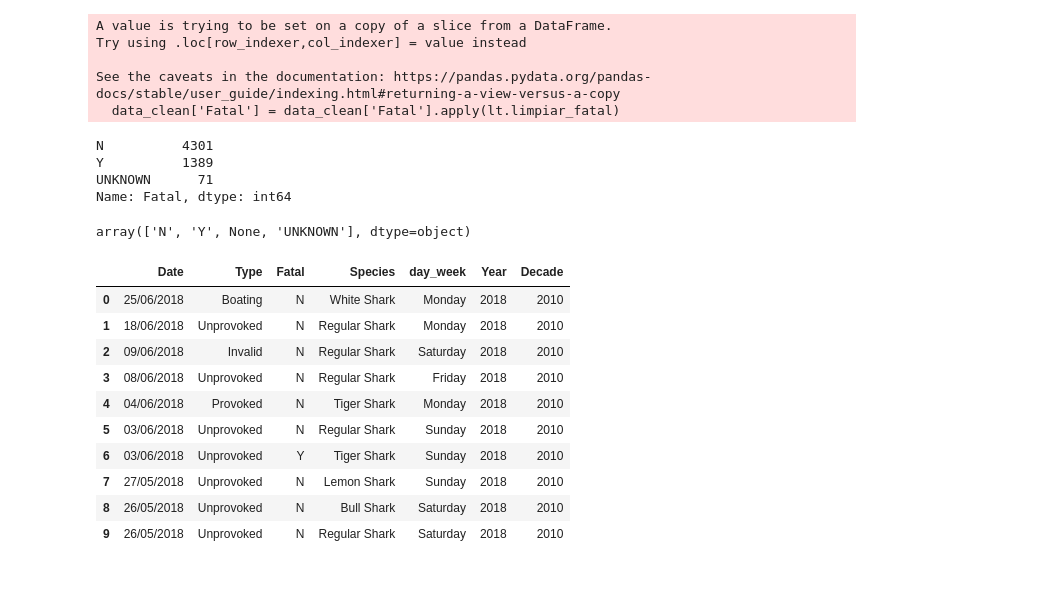
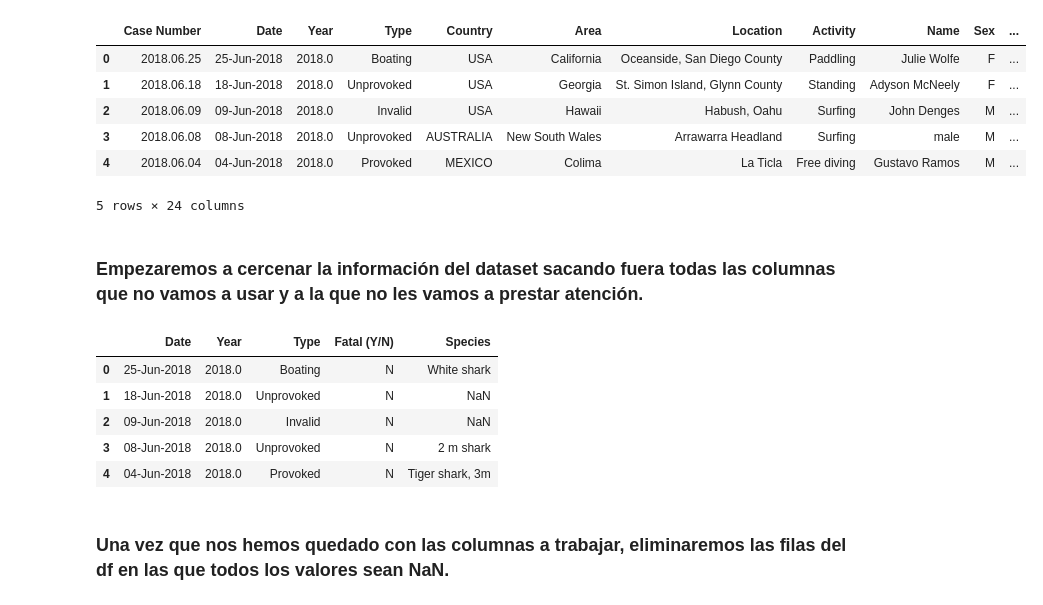
Before and after one commit to as-Solo/SharkAttack_Project, a Jupyter notebook: 02_Limpieza_de_dataset.ipynb, the cells around one changed output. Cells and saved outputs as stored; diff of their text form; code cells hidden in the pictures.

```diff
--- a/02_Limpieza_de_dataset.ipynb
+++ b/02_Limpieza_de_dataset.ipynb
@@ -161,33 +7,0 @@ array(['Boating', 'Unprovoked', 'Invalid', 'Provoked', 'Questionable',
-# %%
-data_clean['Fatal'] = data_clean['Fatal'].apply(lt.limpiar_fatal)
-# %% [output]
-A value is trying to be set on a copy of a slice from a DataFrame.
-Try using .loc[row_indexer,col_indexer] = value instead
-
-See the caveats in the documentation: https://pandas.pydata.org/pandas-docs/stable/user_guide/indexing.html#returning-a-view-versus-a-copy
-  data_clean['Fatal'] = data_clean['Fatal'].apply(lt.limpiar_fatal)
-# %%
-data_clean['Fatal'].value_counts()
-# %% [output]
-N          4301
-Y          1389
-UNKNOWN      71
-Name: Fatal, dtype: int64
-# %%
-data_clean['Fatal'].unique()
-# %% [output]
-array(['N', 'Y', None, 'UNKNOWN'], dtype=object)
-# %%
-data_clean.head(10)
-# %% [output]
-|  | Date | Type | Fatal | Species | day_week | Year | Decade |
-| 0 | 25/06/2018 | Boating | N | White Shark | Monday | 2018 | 2010 |
-| 1 | 18/06/2018 | Unprovoked | N | Regular Shark | Monday | 2018 | 2010 |
-| 2 | 09/06/2018 | Invalid | N | Regular Shark | Saturday | 2018 | 2010 |
-| 3 | 08/06/2018 | Unprovoked | N | Regular Shark | Friday | 2018 | 2010 |
-| 4 | 04/06/2018 | Provoked | N | Tiger Shark | Monday | 2018 | 2010 |
-| 5 | 03/06/2018 | Unprovoked | N | Regular Shark | Sunday | 2018 | 2010 |
-| 6 | 03/06/2018 | Unprovoked | Y | Tiger Shark | Sunday | 2018 | 2010 |
-| 7 | 27/05/2018 | Unprovoked | N | Lemon Shark | Sunday | 2018 | 2010 |
-| 8 | 26/05/2018 | Unprovoked | N | Bull Shark | Saturday | 2018 | 2010 |
-| 9 | 26/05/2018 | Unprovoked | N | Regular Shark | Saturday | 2018 | 2010 |
@@ -195,0 +8,44 @@ data_clean.to_csv('data/Shark_clean.csv', index = False)
+# %%
+data.head()
+# %% [output]
+|  | Case Number | Date | Year | Type | Country | Area | Location | Activity | Name | Sex | ... |
+| 0 | 2018.06.25 | 25-Jun-2018 | 2018.0 | Boating | USA | California | Oceanside, San Diego County | Paddling | Julie Wolfe | F | ... |
+| 1 | 2018.06.18 | 18-Jun-2018 | 2018.0 | Unprovoked | USA | Georgia | St. Simon Island, Glynn County | Standing | Adyson McNeely | F | ... |
+| 2 | 2018.06.09 | 09-Jun-2018 | 2018.0 | Invalid | USA | Hawaii | Habush, Oahu | Surfing | John Denges | M | ... |
+| 3 | 2018.06.08 | 08-Jun-2018 | 2018.0 | Unprovoked | AUSTRALIA | New South Wales | Arrawarra Headland | Surfing | male | M | ... |
+| 4 | 2018.06.04 | 04-Jun-2018 | 2018.0 | Provoked | MEXICO | Colima | La Ticla | Free diving | Gustavo Ramos | M | ... |
+5 rows × 24 columns
+# %% [markdown]
+### Empezaremos a cercenar la información del dataset sacando fuera todas las columnas que no vamos a usar y a la que no les vamos a prestar atención.
+# %%
+data.drop('Area', axis = 1, inplace = True)
+data.drop('Name', axis = 1, inplace = True)
+data.drop('Sex ', axis = 1, inplace = True)
+data.drop('Age', axis = 1, inplace = True)
+data.drop('Injury', axis = 1, inplace = True)
+data.drop('href formula', axis = 1, inplace = True)
+data.drop('href', axis = 1, inplace = True)
+data.drop('Case Number.1', axis = 1, inplace = True)
+data.drop('Case Number.2', axis = 1, inplace = True)
+data.drop('original order', axis = 1, inplace = True)
+data.drop('Unnamed: 22', axis = 1, inplace = True)
+data.drop('Unnamed: 23', axis = 1, inplace = True)
+data.drop('Time', axis = 1, inplace = True)
+data.drop('Country', axis = 1, inplace = True)
+data.drop('Activity', axis = 1, inplace = True)
+data.drop('Location', axis = 1, inplace = True)
+data.drop('Case Number', axis = 1, inplace = True)
+data.drop('Investigator or Source', axis = 1, inplace = True)
+data.drop('pdf', axis = 1, inplace = True)
+
+
+data.head()
+# %% [output]
+|  | Date | Year | Type | Fatal (Y/N) | Species |
+| 0 | 25-Jun-2018 | 2018.0 | Boating | N | White shark |
+| 1 | 18-Jun-2018 | 2018.0 | Unprovoked | N | NaN |
+| 2 | 09-Jun-2018 | 2018.0 | Invalid | N | NaN |
+| 3 | 08-Jun-2018 | 2018.0 | Unprovoked | N | 2 m shark |
+| 4 | 04-Jun-2018 | 2018.0 | Provoked | N | Tiger shark, 3m |
+# %% [markdown]
+### Una vez que nos hemos quedado con las columnas a trabajar, eliminaremos las filas del df en las que todos los valores sean NaN.
```
Also changed, not shown: parts of 55 cells of this notebook, 13 other files.
